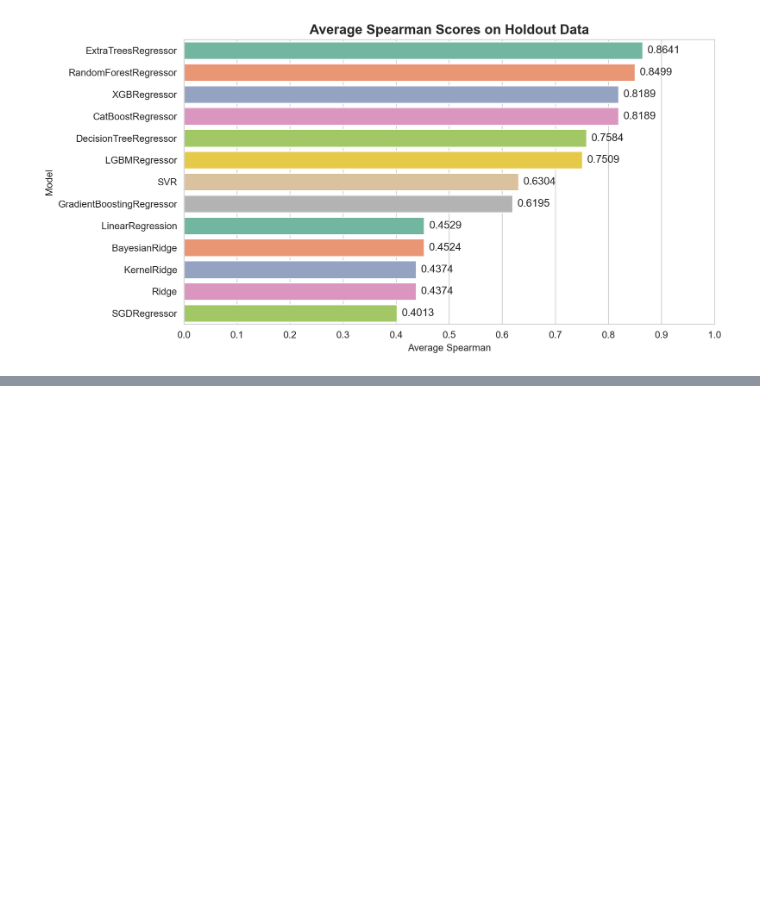
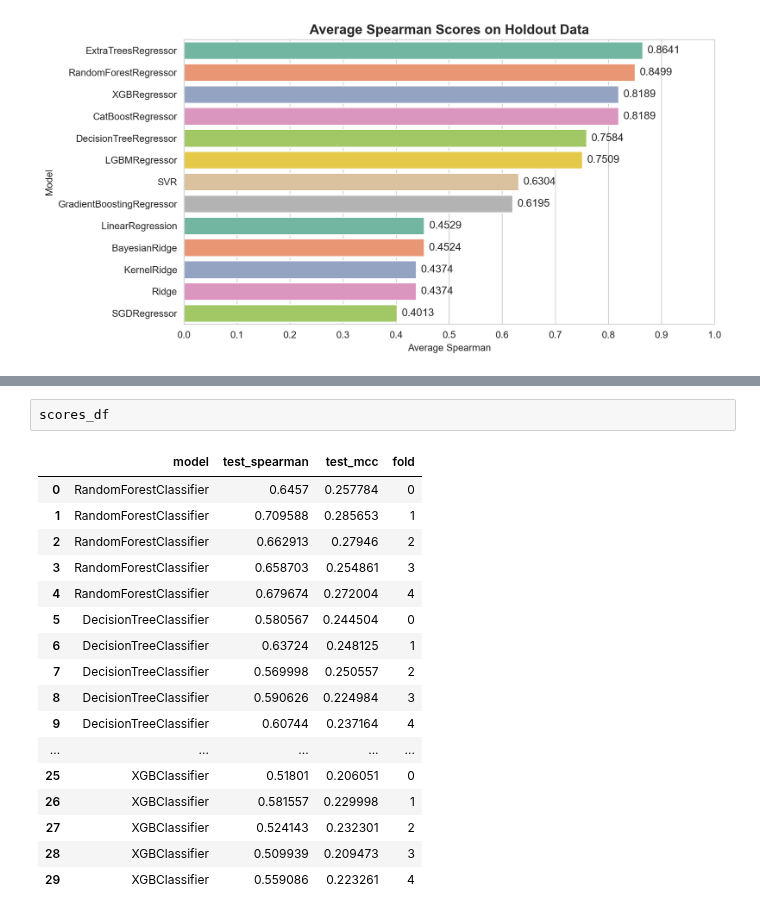
Before and after one commit to nina-prog/meta-learning-for-encoder-selection, a Jupyter notebook: notebooks/week11/week11-regression.ipynb, the cells around one changed output, grey strips where cells are left out. Drawn from its saved outputs; the diff is of its cells as text; blank space fills up the shorter version.

```diff
--- a/notebooks/week11/week11-regression.ipynb
+++ b/notebooks/week11/week11-regression.ipynb
@@ -261,0 +271,20 @@ plt.show()
+# %%
+scores_df
+# %% [output]
+|  | model | test_spearman | test_mcc | fold |
+| 0 | RandomForestClassifier | 0.6457 | 0.257784 | 0 |
+| 1 | RandomForestClassifier | 0.709588 | 0.285653 | 1 |
+| 2 | RandomForestClassifier | 0.662913 | 0.27946 | 2 |
+| 3 | RandomForestClassifier | 0.658703 | 0.254861 | 3 |
+| 4 | RandomForestClassifier | 0.679674 | 0.272004 | 4 |
+| 5 | DecisionTreeClassifier | 0.580567 | 0.244504 | 0 |
+| 6 | DecisionTreeClassifier | 0.63724 | 0.248125 | 1 |
+| 7 | DecisionTreeClassifier | 0.569998 | 0.250557 | 2 |
+| 8 | DecisionTreeClassifier | 0.590626 | 0.224984 | 3 |
+| 9 | DecisionTreeClassifier | 0.60744 | 0.237164 | 4 |
+| ... | ... | ... | ... | ... |
+| 25 | XGBClassifier | 0.51801 | 0.206051 | 0 |
+| 26 | XGBClassifier | 0.581557 | 0.229998 | 1 |
+| 27 | XGBClassifier | 0.524143 | 0.232301 | 2 |
+| 28 | XGBClassifier | 0.509939 | 0.209473 | 3 |
+| 29 | XGBClassifier | 0.559086 | 0.223261 | 4 |
```
Also changed, not shown: parts of 5 cells of this notebook, 1 other file.
